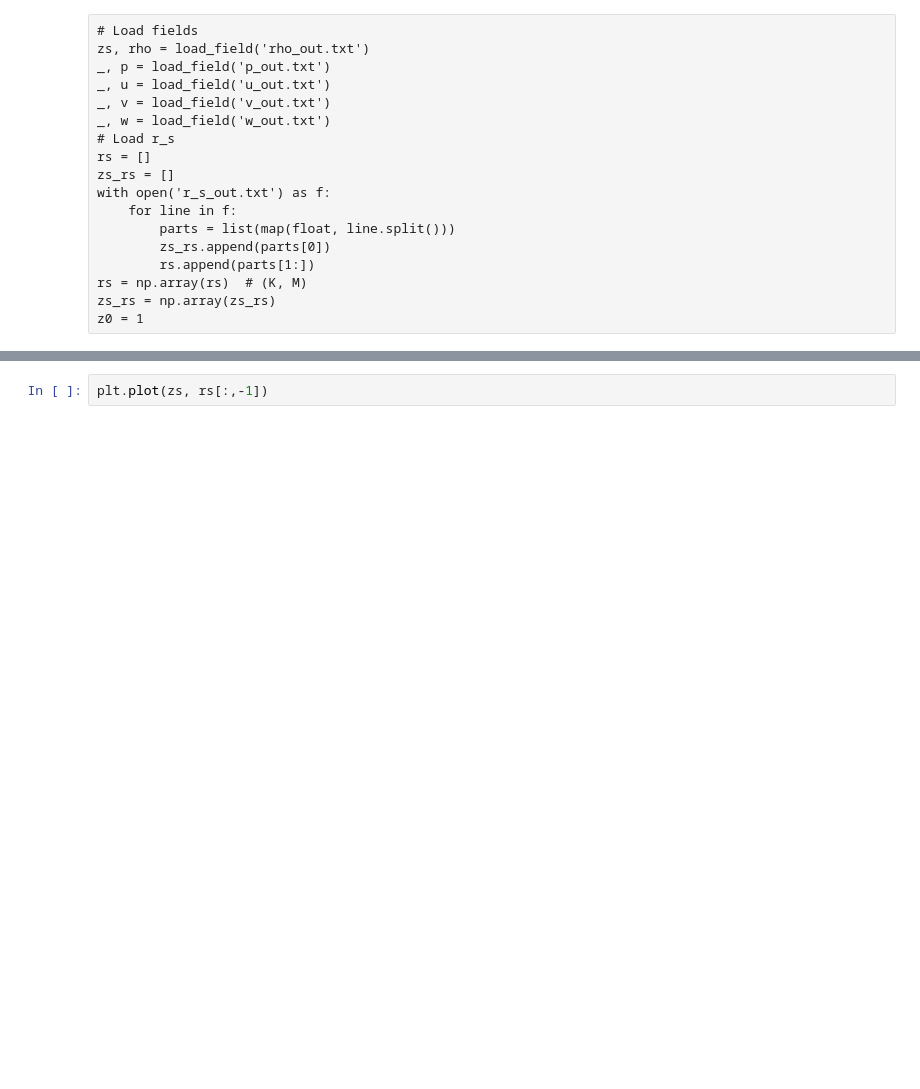
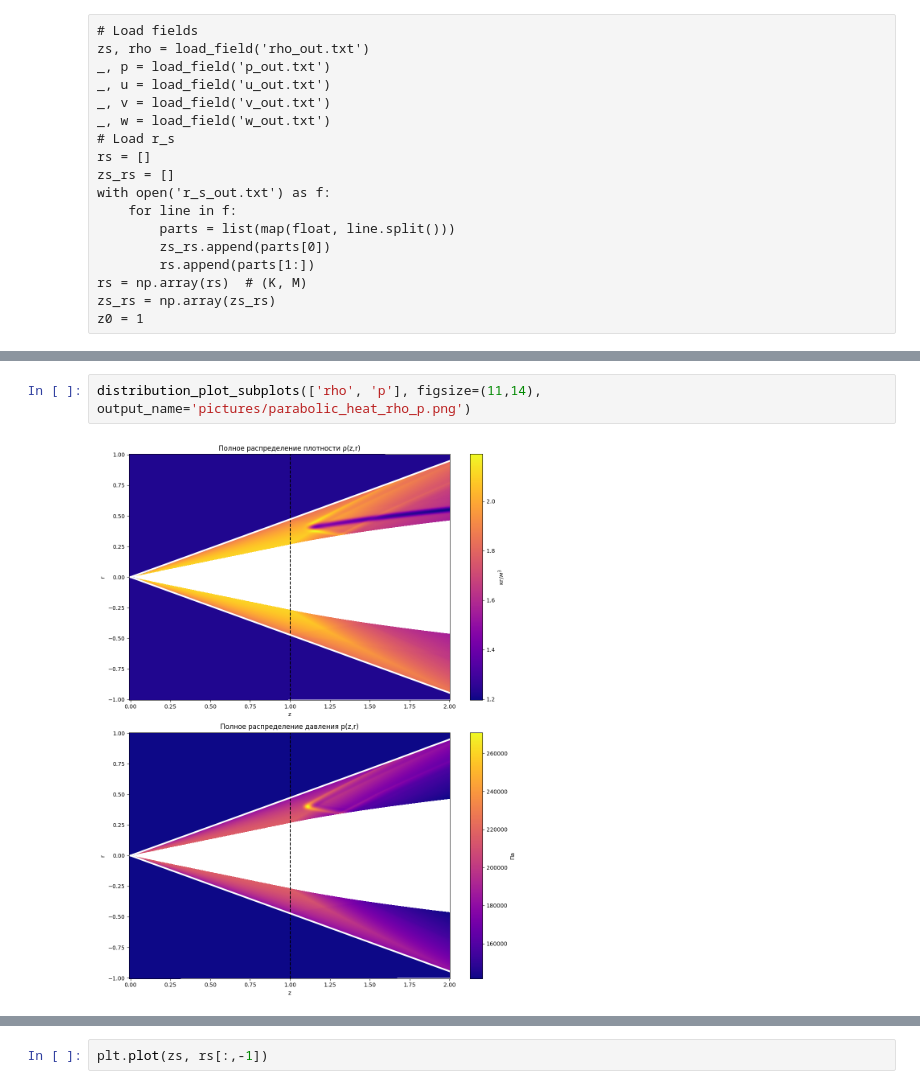
Before and after one commit to immortallz/Heat-source-in-supersonic-flow, a Jupyter notebook: vizualization.ipynb, the cells around one changed output, grey strips where cells are left out. Cells and saved outputs as stored; diff of their text form; blank space fills up the shorter version.

```diff
--- a/vizualization.ipynb
+++ b/vizualization.ipynb
@@ -356,0 +385,4 @@ def distribution_plot(f_name, stride=1):
+# %%
+distribution_plot_subplots(['rho', 'p'], figsize=(11,14), output_name='pictures/parabolic_heat_rho_p.png')
+# %% [output]
+[figure, added]
```
Also changed, not shown: parts of 10 cells of this notebook, 25 other files.
